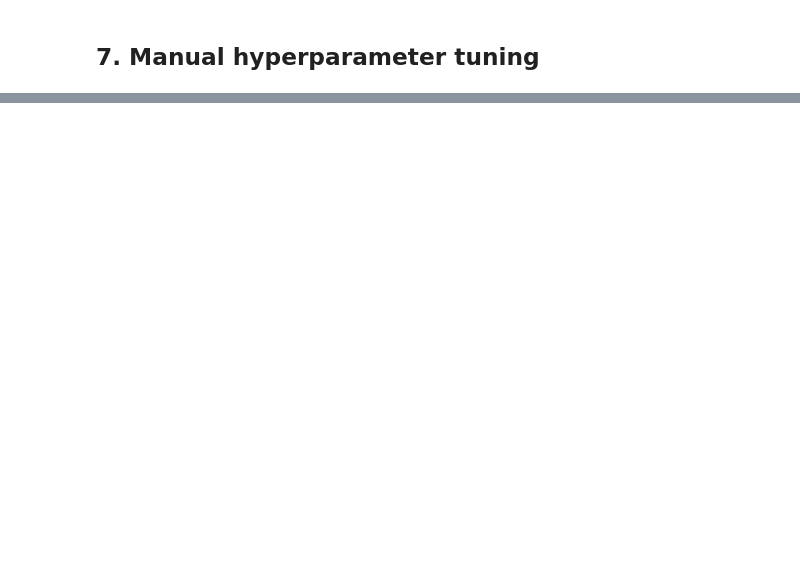
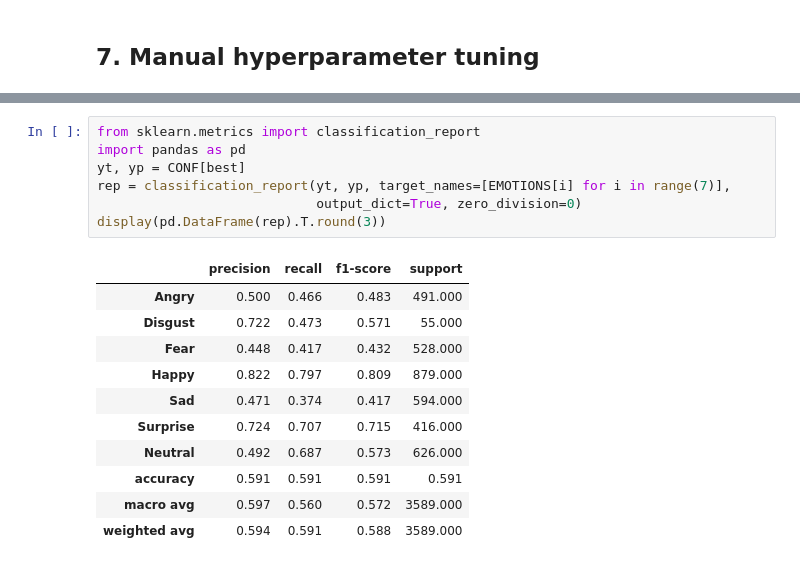
Before and after one commit to romaxod/ML-HW4-FUULXOD, a Jupyter notebook: model_experiment_SmallCNN.ipynb, the cells around one changed output, grey strips where cells are left out. Drawn from its saved outputs; the diff is of its cells as text; blank space fills up the shorter version.

```diff
--- a/model_experiment_SmallCNN.ipynb
+++ b/model_experiment_SmallCNN.ipynb
@@ -221,0 +420,19 @@ architecture in the DeepCNN notebook.
+# %%
+from sklearn.metrics import classification_report
+import pandas as pd
+yt, yp = CONF[best]
+rep = classification_report(yt, yp, target_names=[EMOTIONS[i] for i in range(7)],
+                            output_dict=True, zero_division=0)
+display(pd.DataFrame(rep).T.round(3))
+# %% [output]
+|  | precision | recall | f1-score | support |
+| Angry | 0.500 | 0.466 | 0.483 | 491.000 |
+| Disgust | 0.722 | 0.473 | 0.571 | 55.000 |
+| Fear | 0.448 | 0.417 | 0.432 | 528.000 |
+| Happy | 0.822 | 0.797 | 0.809 | 879.000 |
+| Sad | 0.471 | 0.374 | 0.417 | 594.000 |
+| Surprise | 0.724 | 0.707 | 0.715 | 416.000 |
+| Neutral | 0.492 | 0.687 | 0.573 | 626.000 |
+| accuracy | 0.591 | 0.591 | 0.591 | 0.591 |
+| macro avg | 0.597 | 0.560 | 0.572 | 3589.000 |
+| weighted avg | 0.594 | 0.591 | 0.588 | 3589.000 |
```
Also changed, not shown: parts of 24 cells of this notebook.
